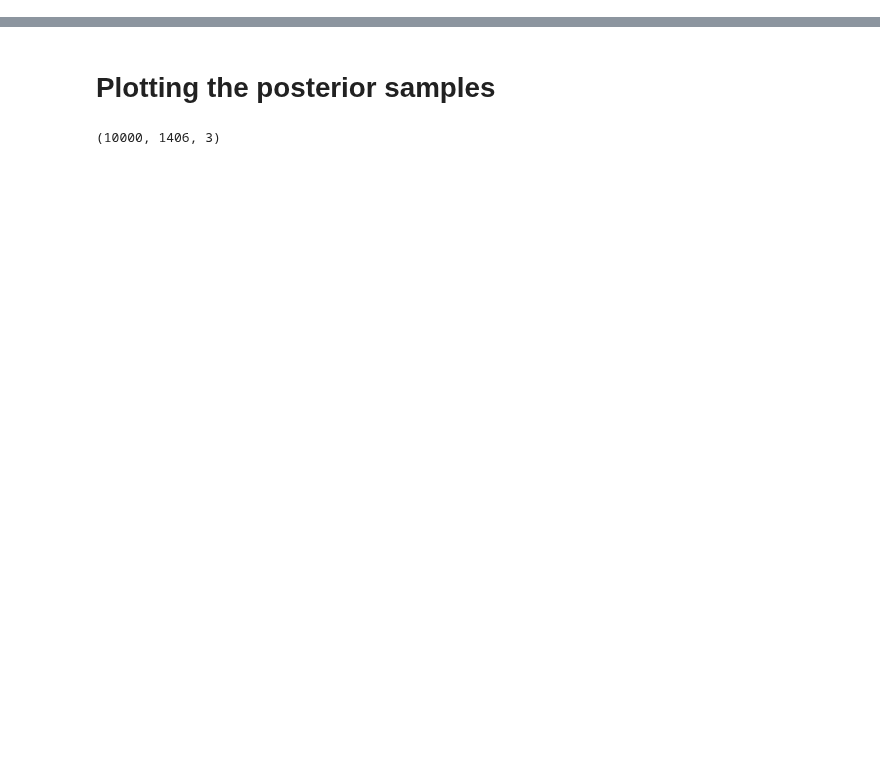
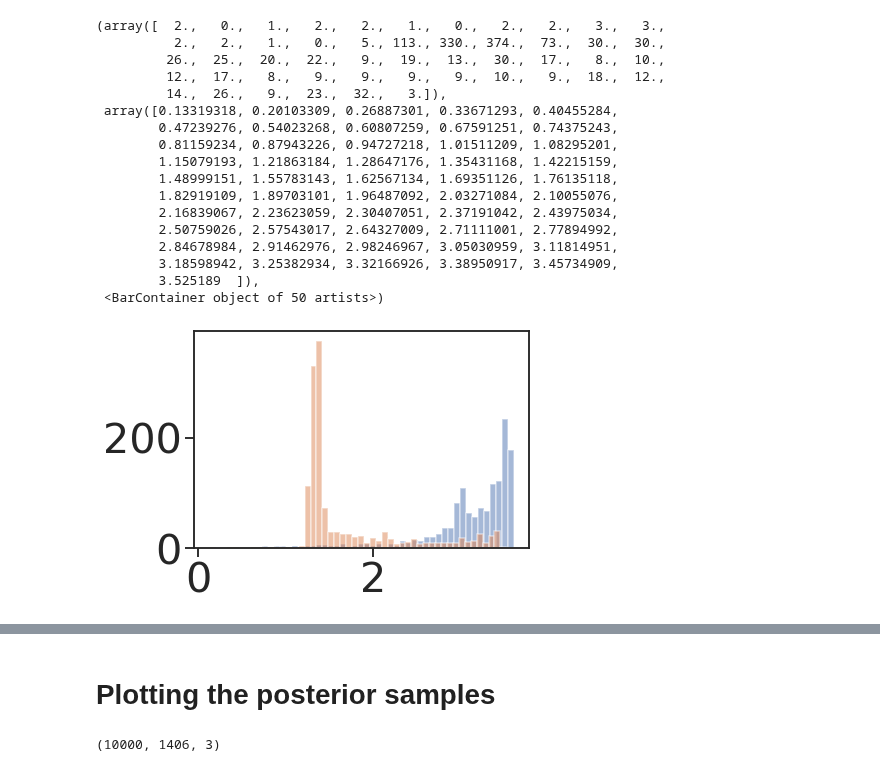
Before and after one commit to narendramukherjee/reputation-systems, a Jupyter notebook: snpe/notebooks/marketplace_simulator_analysis.ipynb, the cells around one changed output, grey strips where cells are left out. Saved outputs shown, nothing was run; the diff lists cells and outputs as text; code cells hidden in the pictures; blank space fills up the shorter version.

```diff
--- a/snpe/notebooks/marketplace_simulator_analysis.ipynb
+++ b/snpe/notebooks/marketplace_simulator_analysis.ipynb
@@ -54,8 +54,8 @@ sns.set_style("ticks", {"axes.linewidth": 2.0})
 # %% [output]
 [interactive output not drawn]
 # %%
-ARTIFACT_PATH = Path("../../../gcs_mount/artifacts/marketplace")
-# ARTIFACT_PATH = Path("/data/reputation-systems/snpe/artifacts/marketplace")
+# ARTIFACT_PATH = Path("../../../gcs_mount/artifacts/marketplace")
+ARTIFACT_PATH = Path("/data/reputation-systems/snpe/artifacts/marketplace")
 # %% [output]
 [interactive output not drawn]
 # %% [markdown]
@@ -442,0 +445,3 @@ np.save(ARTIFACT_PATH / "posterior_samples_bazaarvoice.npy", posterior_samples)
+# %%
+posterior_samples = np.load(ARTIFACT_PATH / "posterior_samples_bazaarvoice.npy")
+posterior_samples.shape
@@ -442,0 +451,22 @@ np.save(ARTIFACT_PATH / "posterior_samples_bazaarvoice.npy", posterior_samples)
+# %%
+plt.hist(np.mean(posterior_samples[:, :, 0], axis=0), alpha=0.5, bins=50)
+plt.hist(np.mean(posterior_samples[:, :, 1], axis=0), alpha=0.5, bins=50)
+# %% [output]
+(array([  2.,   0.,   1.,   2.,   2.,   1.,   0.,   2.,   2.,   3.,   3.,
+          2.,   2.,   1.,   0.,   5., 113., 330., 374.,  73.,  30.,  30.,
+         26.,  25.,  20.,  22.,   9.,  19.,  13.,  30.,  17.,   8.,  10.,
+         12.,  17.,   8.,   9.,   9.,   9.,   9.,  10.,   9.,  18.,  12.,
+         14.,  26.,   9.,  23.,  32.,   3.]),
+ array([0.13319318, 0.20103309, 0.26887301, 0.33671293, 0.40455284,
+        0.47239276, 0.54023268, 0.60807259, 0.67591251, 0.74375243,
+        0.81159234, 0.87943226, 0.94727218, 1.01511209, 1.08295201,
+        1.15079193, 1.21863184, 1.28647176, 1.35431168, 1.42215159,
+        1.48999151, 1.55783143, 1.62567134, 1.69351126, 1.76135118,
+        1.82919109, 1.89703101, 1.96487092, 2.03271084, 2.10055076,
+        2.16839067, 2.23623059, 2.30407051, 2.37191042, 2.43975034,
+        2.50759026, 2.57543017, 2.64327009, 2.71111001, 2.77894992,
+        2.84678984, 2.91462976, 2.98246967, 3.05030959, 3.11814951,
+        3.18598942, 3.25382934, 3.32166926, 3.38950917, 3.45734909,
+        3.525189  ]),
+ <BarContainer object of 50 artists>)
+[figure, added]
```
Also changed, not shown: parts of 17 cells of this notebook, 4 other files.
